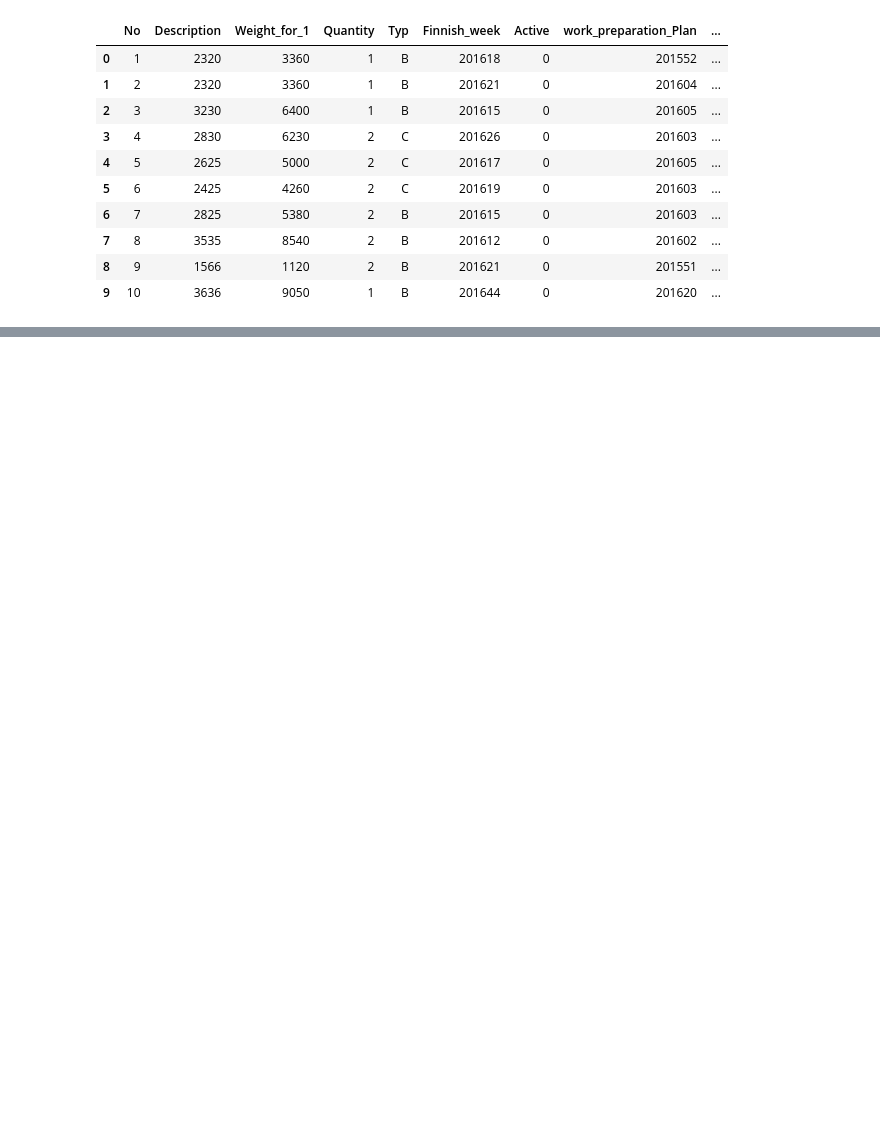
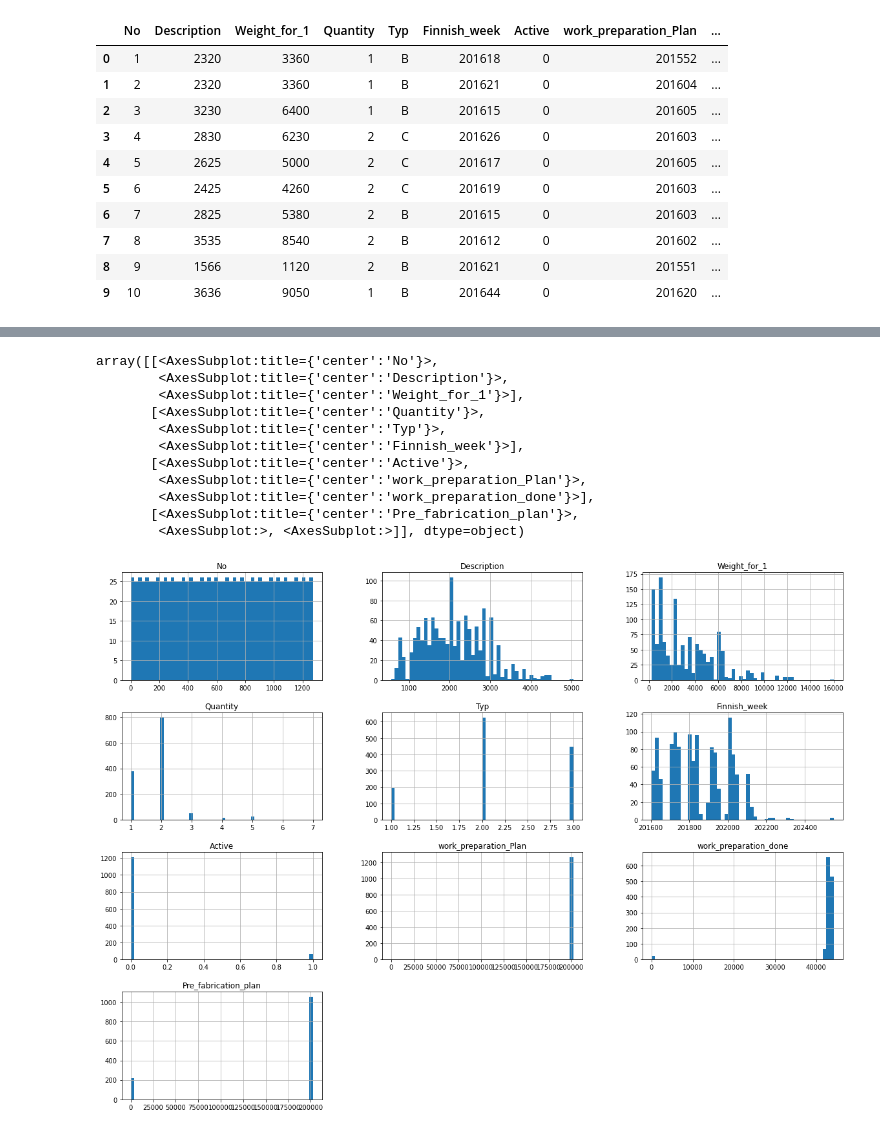
Before and after one commit to wszczawinski/DS_final_project, a Jupyter notebook: Orders.ipynb, the cells around one changed output, grey strips where cells are left out. Cells and saved outputs as stored; diff of their text form; code cells hidden in the pictures; blank space fills up the shorter version.

```diff
--- a/Orders.ipynb
+++ b/Orders.ipynb
@@ -28,0 +115,8 @@ orders_df.head(10)
+# %%
+# change values from 'Active' column to only 0 and 1
+active = {'Active':1}
+orders_df = orders_df.replace(active)
+# %%
+# change 'Typ' values to numeric
+typ = {'A': 1, 'B': 2, 'C': 3}
+orders_df = orders_df.replace(typ)
@@ -28,0 +137,4 @@ orders_df.head(10)
+# %%
+# convert columns from object to int
+
+orders_df = orders_df.astype(int)
@@ -28,0 +199,15 @@ orders_df.head(10)
+# %%
+orders_df.hist(bins=50, figsize=(20,15))
+# %% [output]
+array([[<AxesSubplot:title={'center':'No'}>,
+        <AxesSubplot:title={'center':'Description'}>,
+        <AxesSubplot:title={'center':'Weight_for_1'}>],
+       [<AxesSubplot:title={'center':'Quantity'}>,
+        <AxesSubplot:title={'center':'Typ'}>,
+        <AxesSubplot:title={'center':'Finnish_week'}>],
+       [<AxesSubplot:title={'center':'Active'}>,
+        <AxesSubplot:title={'center':'work_preparation_Plan'}>,
+        <AxesSubplot:title={'center':'work_preparation_done'}>],
+       [<AxesSubplot:title={'center':'Pre_fabrication_plan'}>,
+        <AxesSubplot:>, <AxesSubplot:>]], dtype=object)
+[figure, added]
```
Also changed, not shown: parts of 20 cells of this notebook.
